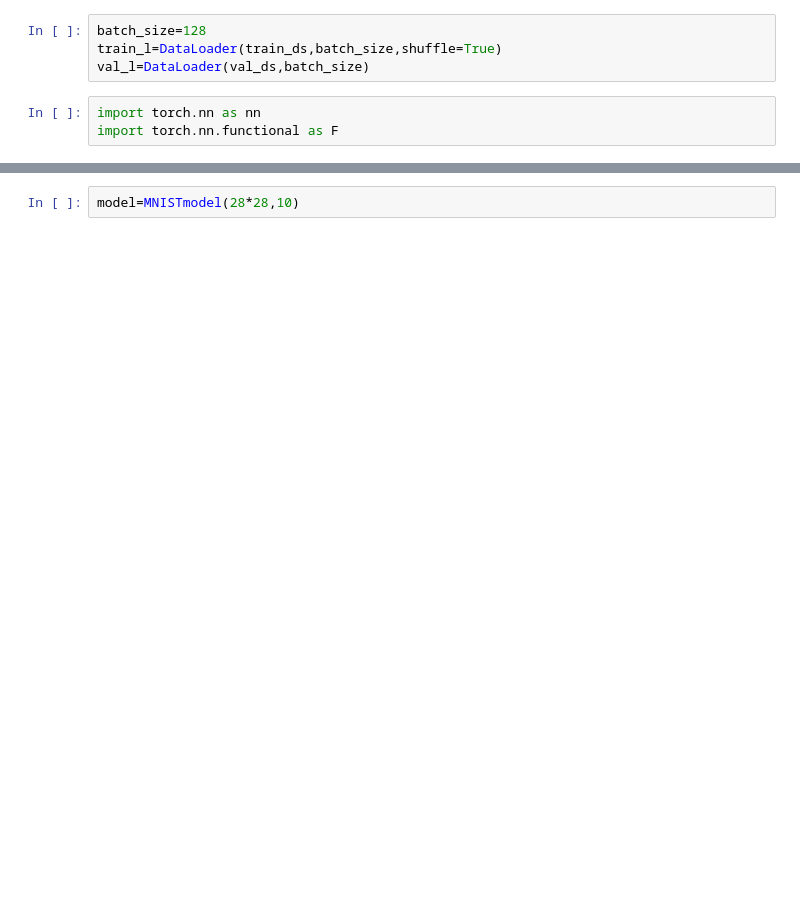
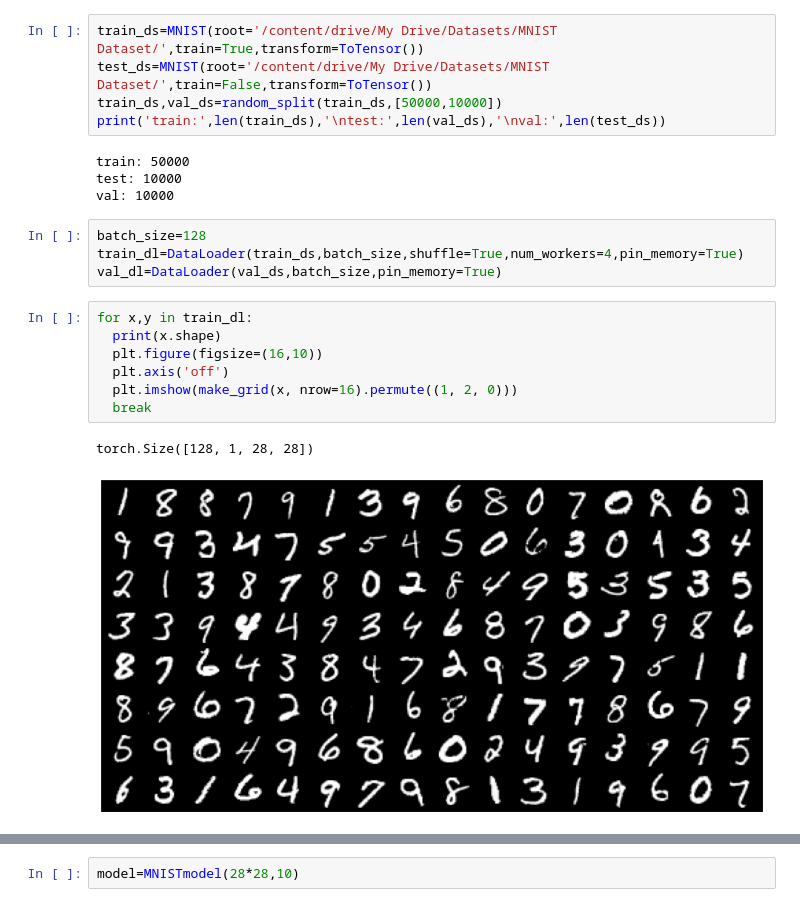
Before and after one commit to arnavgarg123/HandWrittenNumberRecognition, a Jupyter notebook: HandWrittenNumberRecognition.ipynb, the cells around one changed output, grey strips where cells are left out. Drawn from its saved outputs; the diff is of its cells as text; blank space fills up the shorter version.

```diff
--- a/HandWrittenNumberRecognition.ipynb
+++ b/HandWrittenNumberRecognition.ipynb
@@ -42,9 +13,25 @@ from torch.utils.data import DataLoader
+# %%
+train_ds=MNIST(root='/content/drive/My Drive/Datasets/MNIST Dataset/',train=True,transform=ToTensor())
+test_ds=MNIST(root='/content/drive/My Drive/Datasets/MNIST Dataset/',train=False,transform=ToTensor())
+train_ds,val_ds=random_split(train_ds,[50000,10000])
+print('train:',len(train_ds),'\ntest:',len(val_ds),'\nval:',len(test_ds))
+# %% [output]
+train: 50000
+test: 10000
+val: 10000
 # %%
 batch_size=128
-train_l=DataLoader(train_ds,batch_size,shuffle=True)
-val_l=DataLoader(val_ds,batch_size)
+train_dl=DataLoader(train_ds,batch_size,shuffle=True,num_workers=4,pin_memory=True)
+val_dl=DataLoader(val_ds,batch_size,pin_memory=True)
-# %%
-import torch.nn as nn
-import torch.nn.functional as F
+# %%
+for x,y in train_dl:
+  print(x.shape)
+  plt.figure(figsize=(16,10))
+  plt.axis('off')
+  plt.imshow(make_grid(x, nrow=16).permute((1, 2, 0)))
+  break
+# %% [output]
+torch.Size([128, 1, 28, 28])
+[figure, added]
 # %%
 class MNISTmodel(nn.Module):
```
Also changed, not shown: parts of 49 cells of this notebook, 1 other file.
